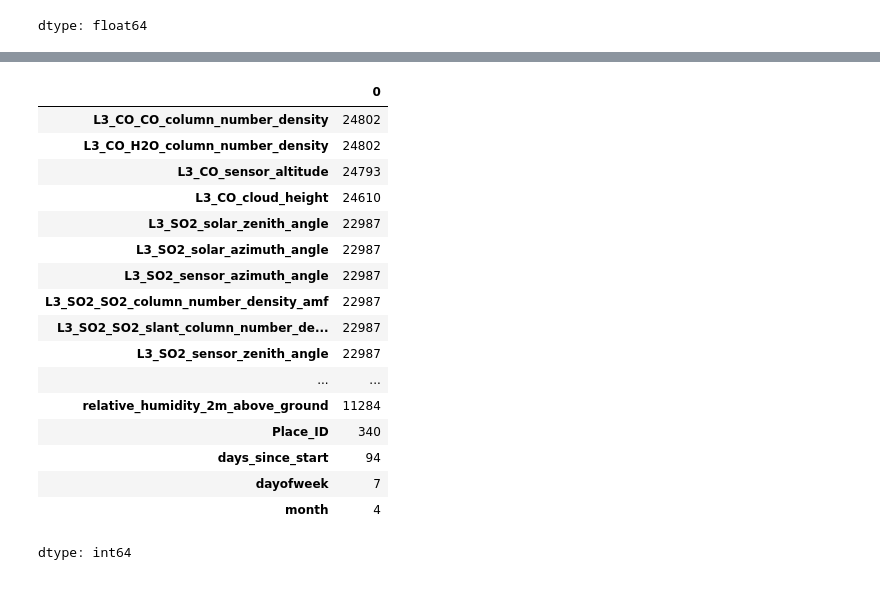
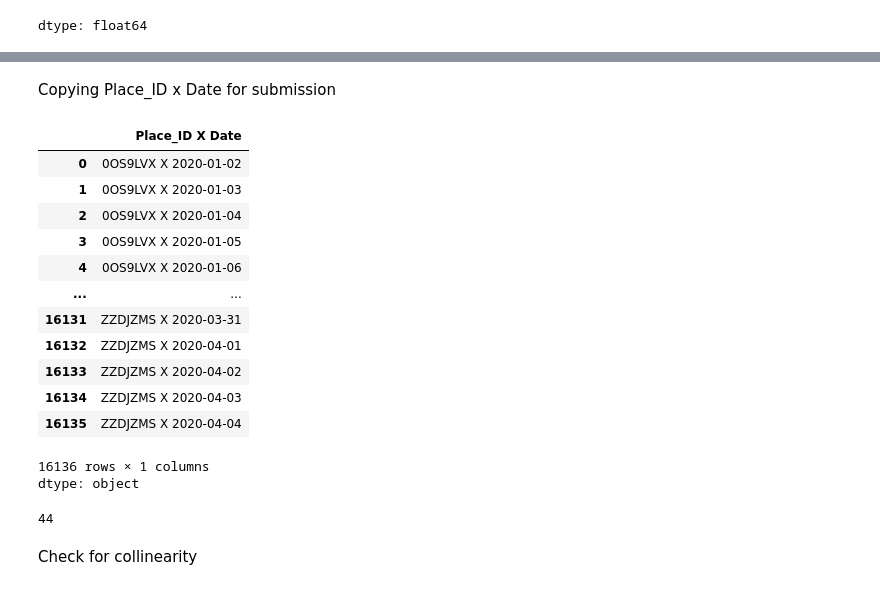
Before and after one commit to Maryann-01/ML-Projects, a Jupyter notebook: Zindi_Urban_Air_Pollution.ipynb, the cells around one changed output, grey strips where cells are left out. Saved outputs shown, nothing was run; the diff lists cells and outputs as text; code cells hidden in the pictures.

```diff
--- a/Zindi_Urban_Air_Pollution.ipynb
+++ b/Zindi_Urban_Air_Pollution.ipynb
@@ -83,24 +90,29 @@ X_train_transformed.head()
-# %%
-# Now, we search for high and low_cardinality columns
-
-X_train_transformed.nunique().sort_values(ascending=False).tail(30)
-# Drop Year because we have just one year
-# %% [output]
-|  | 0 |
-| L3_CO_CO_column_number_density | 24802 |
-| L3_CO_H2O_column_number_density | 24802 |
-| L3_CO_sensor_altitude | 24793 |
-| L3_CO_cloud_height | 24610 |
-| L3_SO2_solar_zenith_angle | 22987 |
-| L3_SO2_solar_azimuth_angle | 22987 |
-| L3_SO2_sensor_azimuth_angle | 22987 |
-| L3_SO2_SO2_column_number_density_amf | 22987 |
-| L3_SO2_SO2_slant_column_number_de... | 22987 |
-| L3_SO2_sensor_zenith_angle | 22987 |
-| ... | ... |
-| relative_humidity_2m_above_ground | 11284 |
-| Place_ID | 340 |
-| days_since_start | 94 |
-| dayofweek | 7 |
-| month | 4 |
-dtype: int64
+# %% [markdown]
+Copying Place_ID x Date for submission
+# %%
+test_raw = pd.read_csv("/content/Test.csv")
+place_date = test_raw["Place_ID X Date"].copy()
+place_date
+# %% [output]
+|  | Place_ID X Date |
+| 0 | 0OS9LVX X 2020-01-02 |
+| 1 | 0OS9LVX X 2020-01-03 |
+| 2 | 0OS9LVX X 2020-01-04 |
+| 3 | 0OS9LVX X 2020-01-05 |
+| 4 | 0OS9LVX X 2020-01-06 |
+| ... | ... |
+| 16131 | ZZDJZMS X 2020-03-31 |
+| 16132 | ZZDJZMS X 2020-04-01 |
+| 16133 | ZZDJZMS X 2020-04-02 |
+| 16134 | ZZDJZMS X 2020-04-03 |
+| 16135 | ZZDJZMS X 2020-04-04 |
+16136 rows × 1 columns
+dtype: object
+# %%
+test_data = wrangle("/content/Test.csv")
+X_test_transformed = date_feature_extractor.transform(test_data)
+len(X_test_transformed.columns)
+# %% [output]
+44
+# %% [markdown]
+Check for collinearity
```
Also changed, not shown: parts of 17 cells of this notebook.
